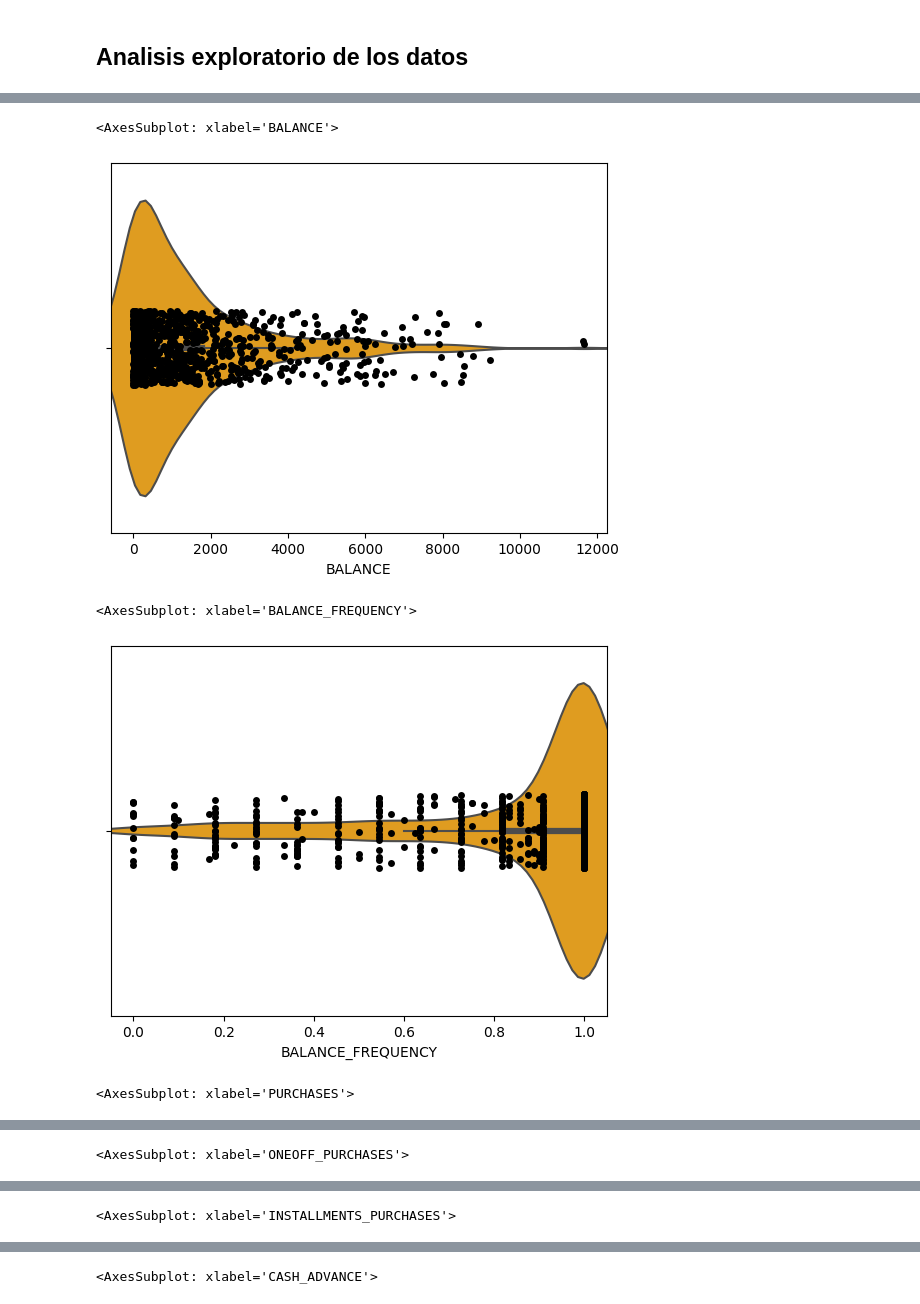
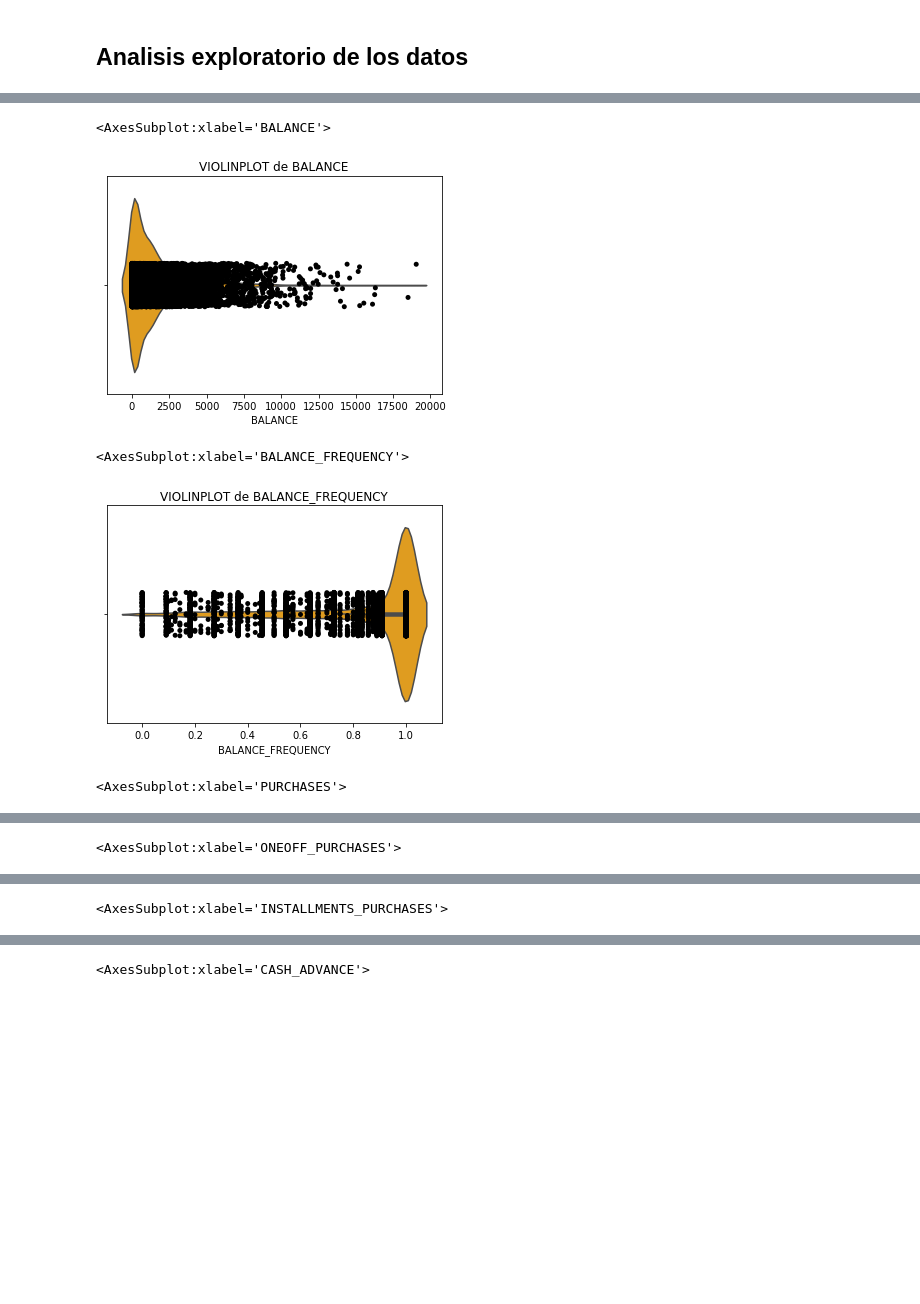
Before and after one commit to eolo-ws/proyecto-1-mineria-datos, a Jupyter notebook: proyecto-mineria-grupo-5.ipynb, the cells around one changed output, grey strips where cells are left out. Saved outputs shown, nothing was run; the diff lists cells and outputs as text; code cells hidden in the pictures; blank space fills up the shorter version.

```diff
--- a/proyecto-mineria-grupo-5.ipynb
+++ b/proyecto-mineria-grupo-5.ipynb
@@ -34,0 +154,4 @@ display(df.head(4))
+# %%
+#Se tratan los valores NaN
+df.dropna(subset=['CREDIT_LIMIT'], inplace=True)
+df['MINIMUM_PAYMENTS'].fillna(df['MINIMUM_PAYMENTS'].median(), inplace=True)
@@ -35,14 +166,14 @@ display(df.head(4))
 # %%
-df = df.select_dtypes(include=[np.number])
-df = df.sample(1000)
+#Violinplot para cada columna
+df.drop('CUST_ID', inplace=True, axis=1)
 for i in df.columns:
     display(sns.violinplot(x=df[i],color='orange'))
-    # sns.swarmplot(x=df[i], color="k", alpha=0.5,s=1)
     sns.stripplot(data=df, x=i,color = 'black')
+    plt.title(f"VIOLINPLOT de {i}")
     plt.show()
 # %% [output]
-<AxesSubplot: xlabel='BALANCE'>
+<AxesSubplot:xlabel='BALANCE'>
-[figure, old version]
+[figure, new version]
-<AxesSubplot: xlabel='BALANCE_FREQUENCY'>
+<AxesSubplot:xlabel='BALANCE_FREQUENCY'>
-[figure, old version]
+[figure, new version]
-<AxesSubplot: xlabel='PURCHASES'>
+<AxesSubplot:xlabel='PURCHASES'>
@@ -50 +181 @@ for i in df.columns:
-<AxesSubplot: xlabel='ONEOFF_PURCHASES'>
+<AxesSubplot:xlabel='ONEOFF_PURCHASES'>
@@ -52 +183 @@ for i in df.columns:
-<AxesSubplot: xlabel='INSTALLMENTS_PURCHASES'>
+<AxesSubplot:xlabel='INSTALLMENTS_PURCHASES'>
@@ -54 +185 @@ for i in df.columns:
-<AxesSubplot: xlabel='CASH_ADVANCE'>
+<AxesSubplot:xlabel='CASH_ADVANCE'>
```
Also changed, not shown: parts of 14 cells of this notebook, 1 other file.
